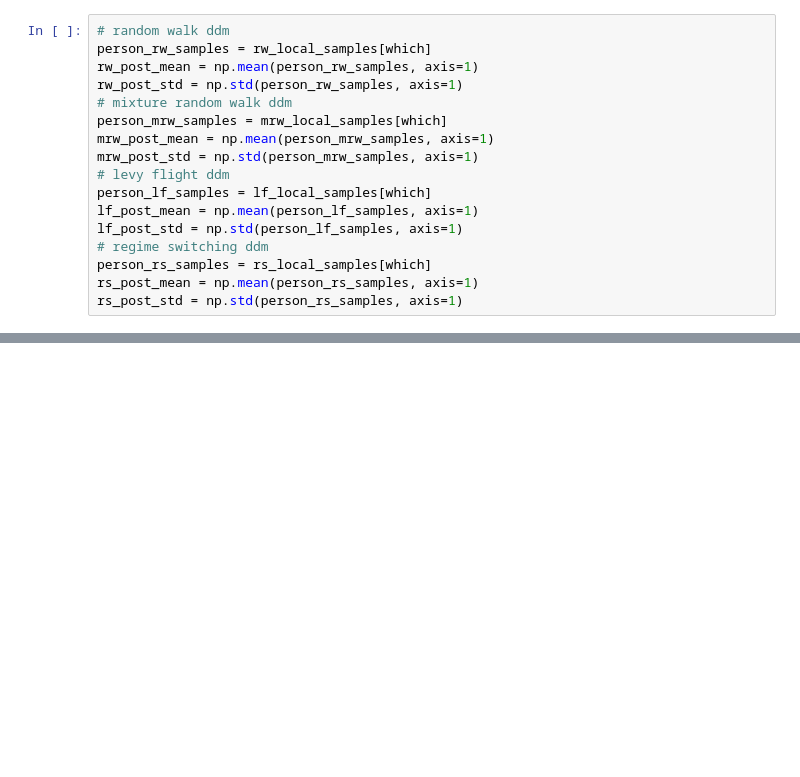
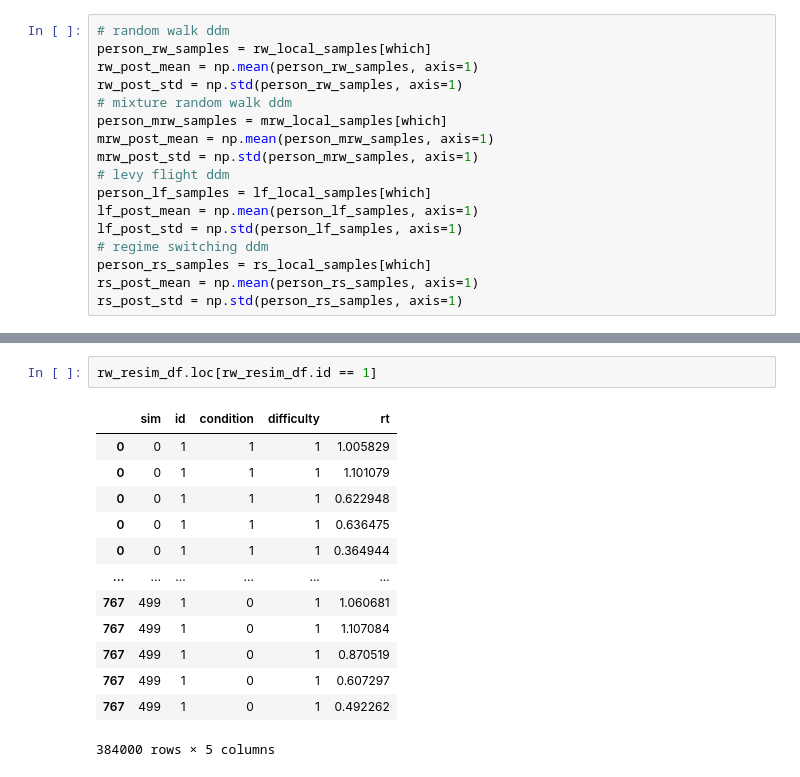
Before and after one commit to bayesflow-org/Non-Stationary-DDM-Validation, a Jupyter notebook: applications/inference/notebooks/model_validation.ipynb, the cells around one changed output, grey strips where cells are left out. Cells and saved outputs as stored; diff of their text form; blank space fills up the shorter version.

```diff
--- a/applications/inference/notebooks/model_validation.ipynb
+++ b/applications/inference/notebooks/model_validation.ipynb
@@ -259,0 +547,16 @@ fig.tight_layout()
+# %%
+rw_resim_df.loc[rw_resim_df.id == 1]
+# %% [output]
+|  | sim | id | condition | difficulty | rt |
+| 0 | 0 | 1 | 1 | 1 | 1.005829 |
+| 0 | 0 | 1 | 1 | 1 | 1.101079 |
+| 0 | 0 | 1 | 1 | 1 | 0.622948 |
+| 0 | 0 | 1 | 1 | 1 | 0.636475 |
+| 0 | 0 | 1 | 1 | 1 | 0.364944 |
+| ... | ... | ... | ... | ... | ... |
+| 767 | 499 | 1 | 0 | 1 | 1.060681 |
+| 767 | 499 | 1 | 0 | 1 | 1.107084 |
+| 767 | 499 | 1 | 0 | 1 | 0.870519 |
+| 767 | 499 | 1 | 0 | 1 | 0.607297 |
+| 767 | 499 | 1 | 0 | 1 | 0.492262 |
+384000 rows × 5 columns
```
Also changed, not shown: parts of 46 cells of this notebook, 10 other files.
